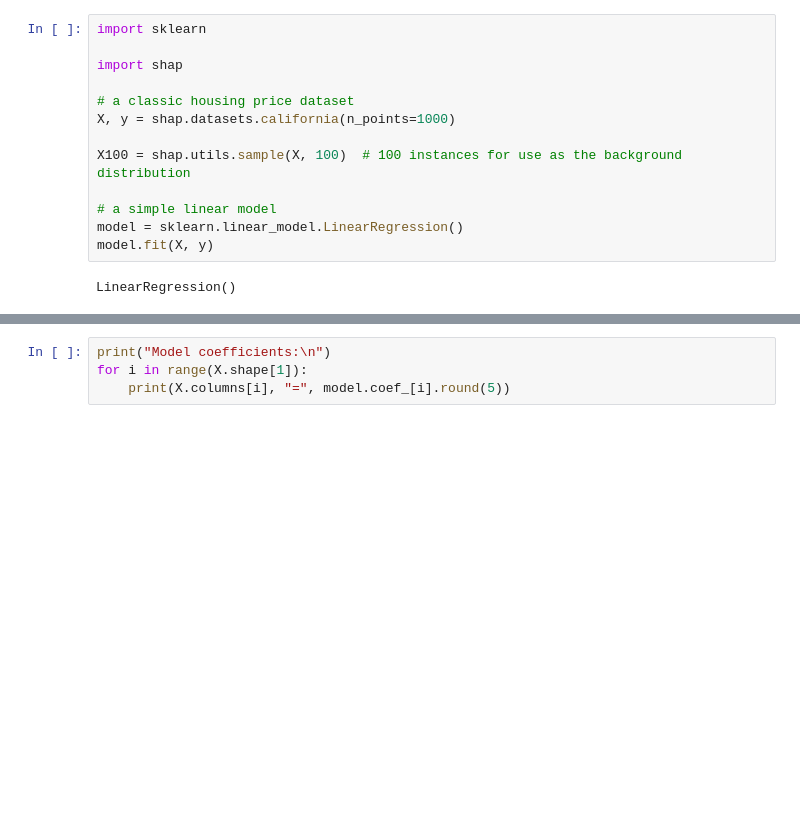
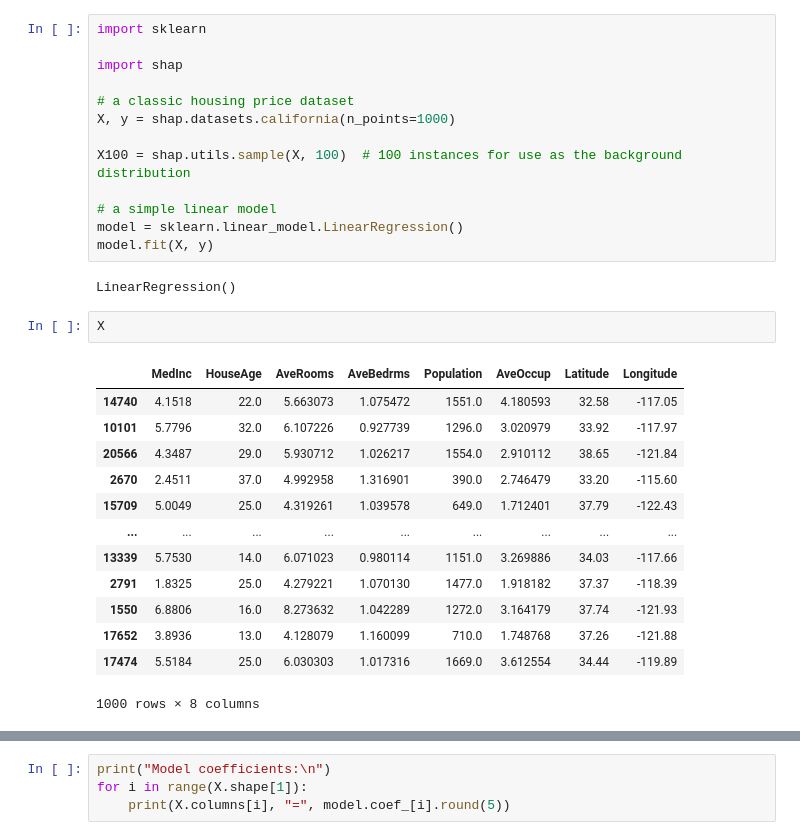
Before and after one commit to zauchi/cropRecommendation, a Jupyter notebook: demo.ipynb, the cells around one changed output, grey strips where cells are left out. Saved outputs shown, nothing was run; the diff lists cells and outputs as text; blank space fills up the shorter version.

```diff
--- a/demo.ipynb
+++ b/demo.ipynb
@@ -13,3 +13,19 @@ model = sklearn.linear_model.LinearRegression()
 model.fit(X, y)
 # %% [output]
 LinearRegression()
+# %%
+X
+# %% [output]
+|  | MedInc | HouseAge | AveRooms | AveBedrms | Population | AveOccup | Latitude | Longitude |
+| 14740 | 4.1518 | 22.0 | 5.663073 | 1.075472 | 1551.0 | 4.180593 | 32.58 | -117.05 |
+| 10101 | 5.7796 | 32.0 | 6.107226 | 0.927739 | 1296.0 | 3.020979 | 33.92 | -117.97 |
+| 20566 | 4.3487 | 29.0 | 5.930712 | 1.026217 | 1554.0 | 2.910112 | 38.65 | -121.84 |
+| 2670 | 2.4511 | 37.0 | 4.992958 | 1.316901 | 390.0 | 2.746479 | 33.20 | -115.60 |
+| 15709 | 5.0049 | 25.0 | 4.319261 | 1.039578 | 649.0 | 1.712401 | 37.79 | -122.43 |
+| ... | ... | ... | ... | ... | ... | ... | ... | ... |
+| 13339 | 5.7530 | 14.0 | 6.071023 | 0.980114 | 1151.0 | 3.269886 | 34.03 | -117.66 |
+| 2791 | 1.8325 | 25.0 | 4.279221 | 1.070130 | 1477.0 | 1.918182 | 37.37 | -118.39 |
+| 1550 | 6.8806 | 16.0 | 8.273632 | 1.042289 | 1272.0 | 3.164179 | 37.74 | -121.93 |
+| 17652 | 3.8936 | 13.0 | 4.128079 | 1.160099 | 710.0 | 1.748768 | 37.26 | -121.88 |
+| 17474 | 5.5184 | 25.0 | 6.030303 | 1.017316 | 1669.0 | 3.612554 | 34.44 | -119.89 |
+1000 rows × 8 columns
```
Also changed, not shown: parts of 3 cells of this notebook.
